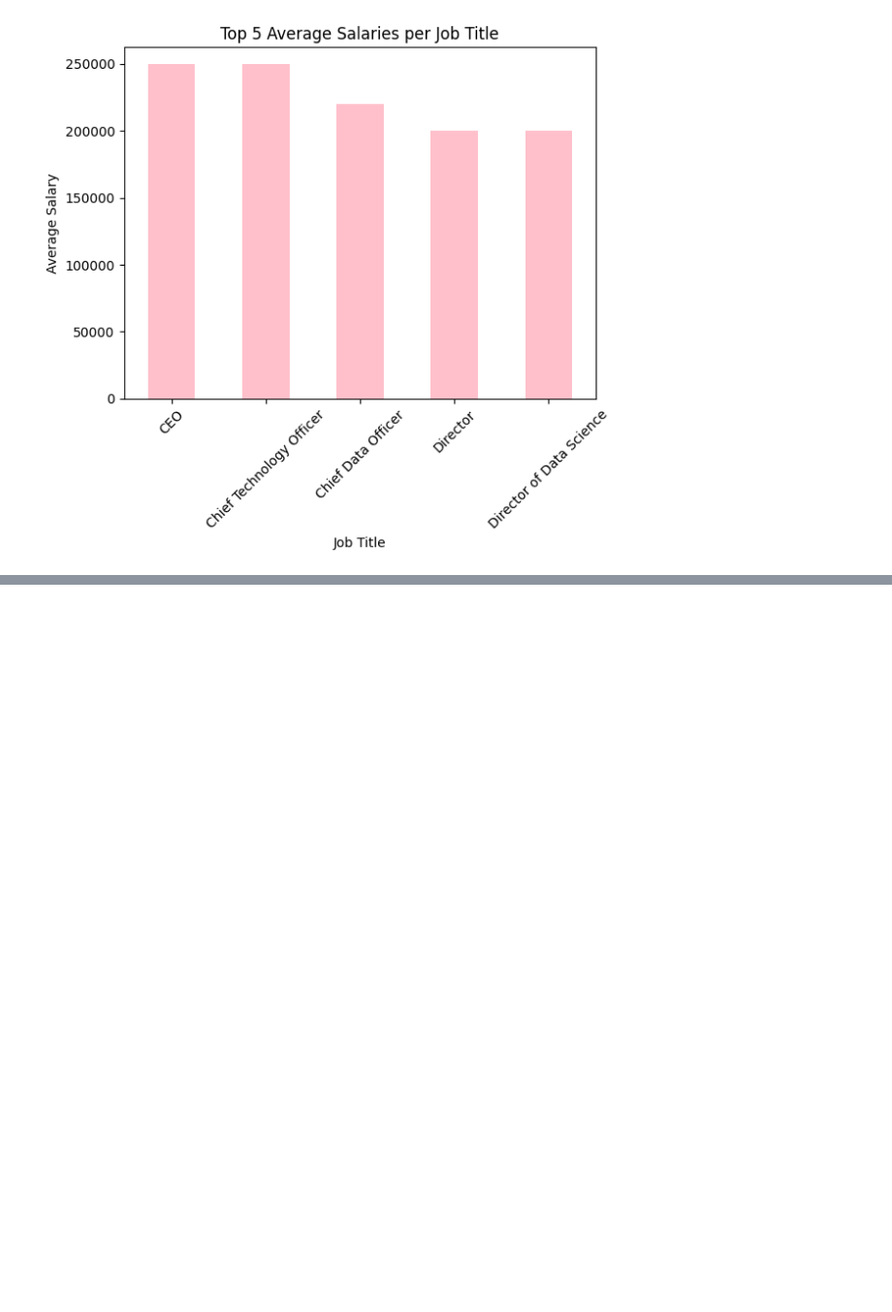
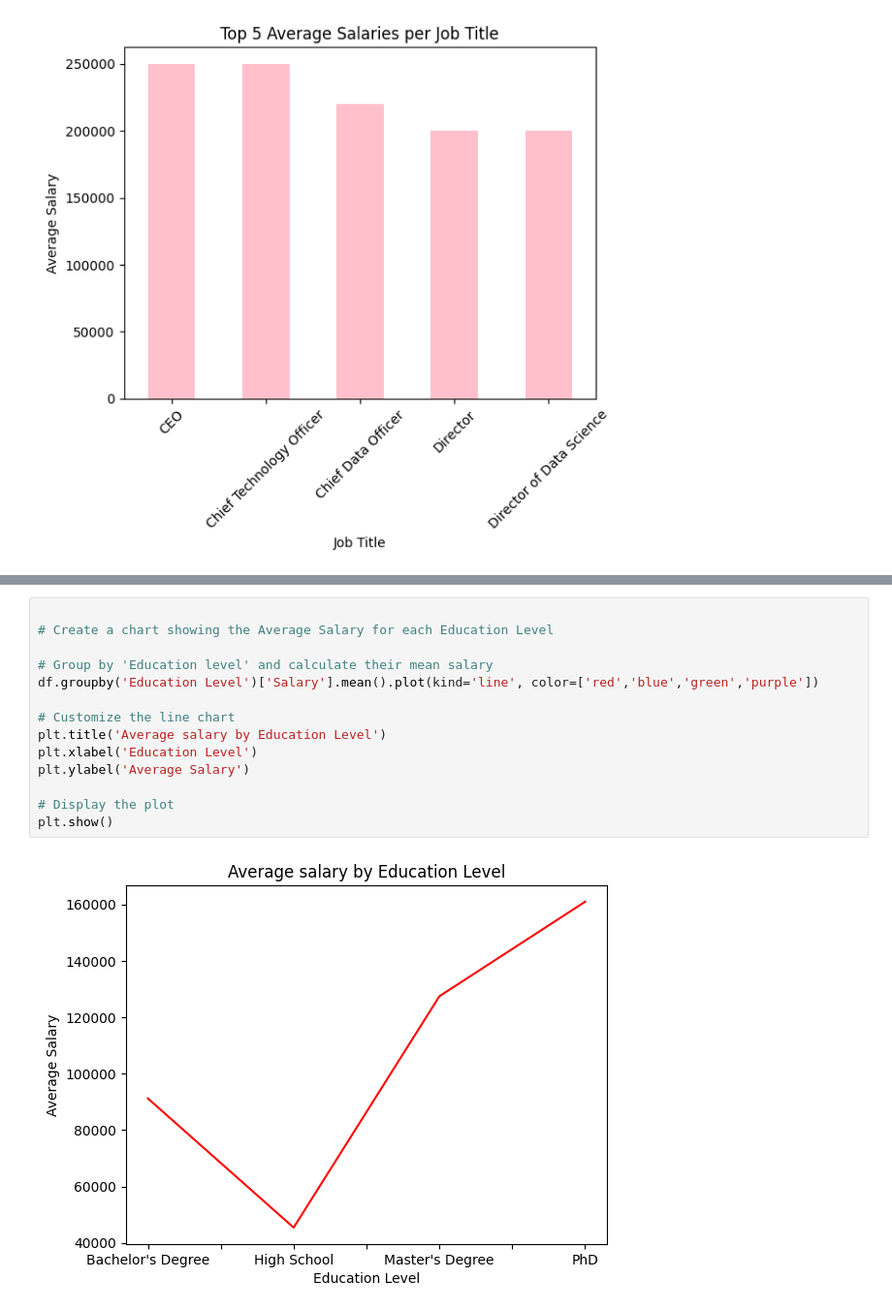
Before and after one commit to Gloriaufedo/salary-data-analysis, a Jupyter notebook: ANALYSIS_OF_SALARY_DATA_OF_EMPLOYEES.ipynb, the cells around one changed output, grey strips where cells are left out. Shown: that part at 97% size. Drawn from its saved outputs; the diff is of its cells as text; blank space fills up the shorter version.

```diff
--- a/ANALYSIS_OF_SALARY_DATA_OF_EMPLOYEES.ipynb
+++ b/ANALYSIS_OF_SALARY_DATA_OF_EMPLOYEES.ipynb
@@ -225,0 +254,16 @@ plt.show()
+# %%
+
+# Create a chart showing the Average Salary for each Education Level
+
+# Group by 'Education level' and calculate their mean salary
+df.groupby('Education Level')['Salary'].mean().plot(kind='line', color=['red','blue','green','purple'])
+
+# Customize the line chart
+plt.title('Average salary by Education Level')
+plt.xlabel('Education Level')
+plt.ylabel('Average Salary')
+
+# Display the plot
+plt.show()
+# %% [output]
+[figure, added]
```
Also changed, not shown: parts of 4 cells of this notebook.
